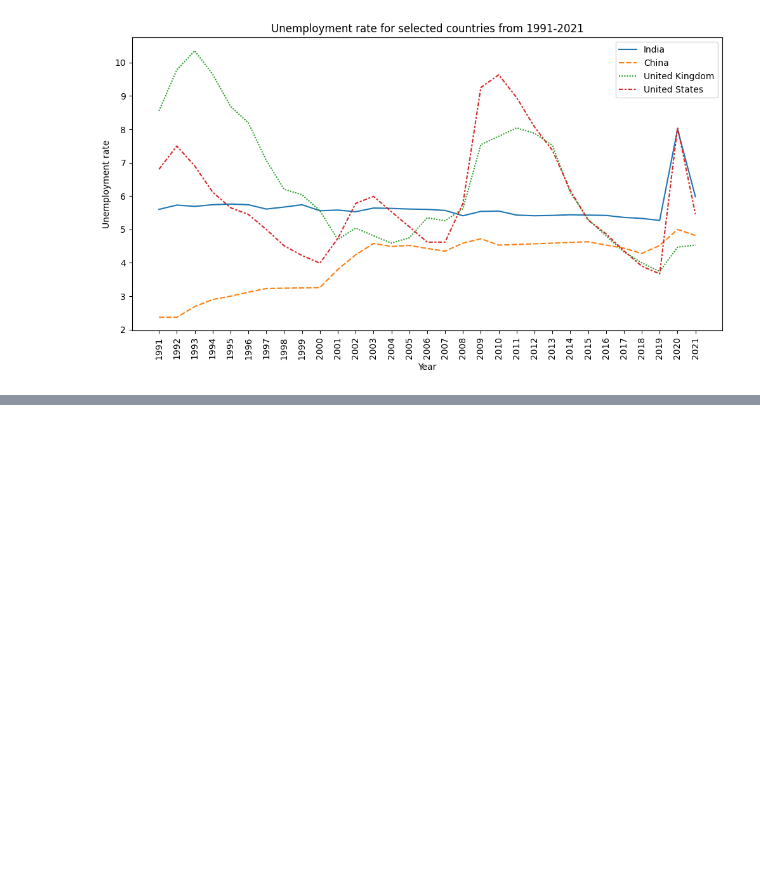
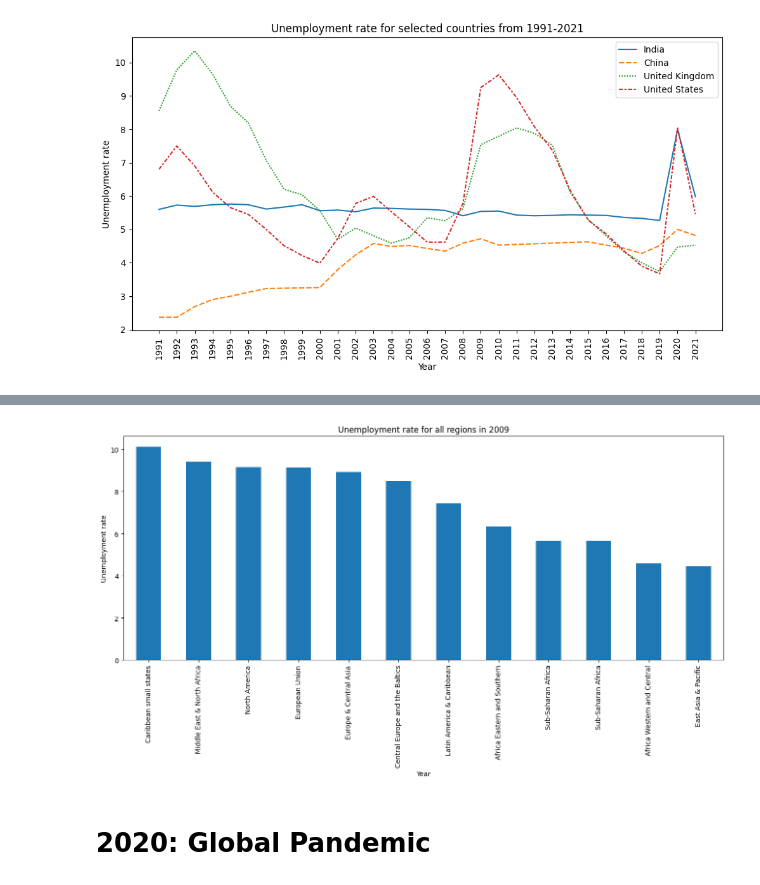
Before and after one commit to lorrespz/Kaggle_Data_Analysis_Projects, a Jupyter notebook: world-unemployment-trend-1991-2021.ipynb, the cells around one changed output, grey strips where cells are left out. Saved outputs shown, nothing was run; the diff lists cells and outputs as text; code cells hidden in the pictures; blank space fills up the shorter version.

```diff
--- a/world-unemployment-trend-1991-2021.ipynb
+++ b/world-unemployment-trend-1991-2021.ipynb
@@ -61,0 +103,14 @@ df.head(10)
+# %%
+#Purely based on geography (no differentiation of low/high income status)
+sgroup = ['Africa Eastern and Southern',
+        'Africa Western and Central',
+        'Central Europe and the Baltics',
+        'Latin America & Caribbean',
+        'Caribbean small states',
+        'North America',
+        'Sub-Saharan Africa','European Union',
+        'Europe & Central Asia',
+        'East Asia & Pacific',
+        'Sub-Saharan Africa',
+        'Middle East & North Africa']
+df_g = df[sgroup]
@@ -82,0 +183,4 @@ plt.legend(loc = 'upper right');
+# %%
+df_09  = df_c.loc['2009']
+dfg_09 = df_g.loc['2009']
+dfg_09.sort_values(ascending = False)
@@ -82,0 +202,12 @@ plt.legend(loc = 'upper right');
+# %%
+plt.figure(figsize = (16,6));
+dfg_09.sort_values(ascending = False).plot(kind = 'bar')
+plt.xlabel('Year');
+plt.xticks(rotation='vertical')
+plt.ylabel('Unemployment rate');
+plt.title('Unemployment rate for all regions in 2009');
+#plt.legend(loc = 'upper right');
+# %% [output]
+[figure, added]
+# %% [markdown]
+# 2020: Global Pandemic
```
Also changed, not shown: parts of 12 cells of this notebook.
